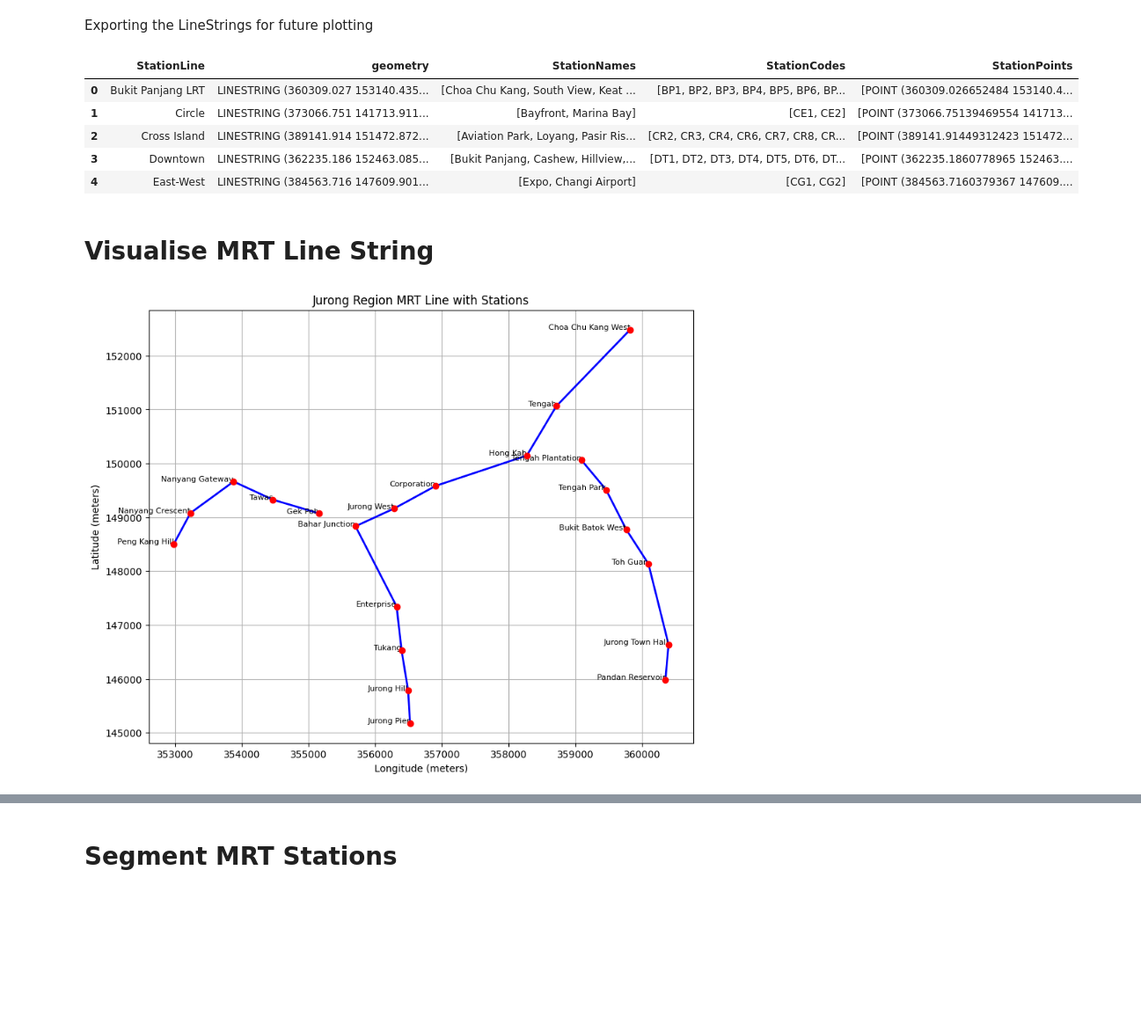
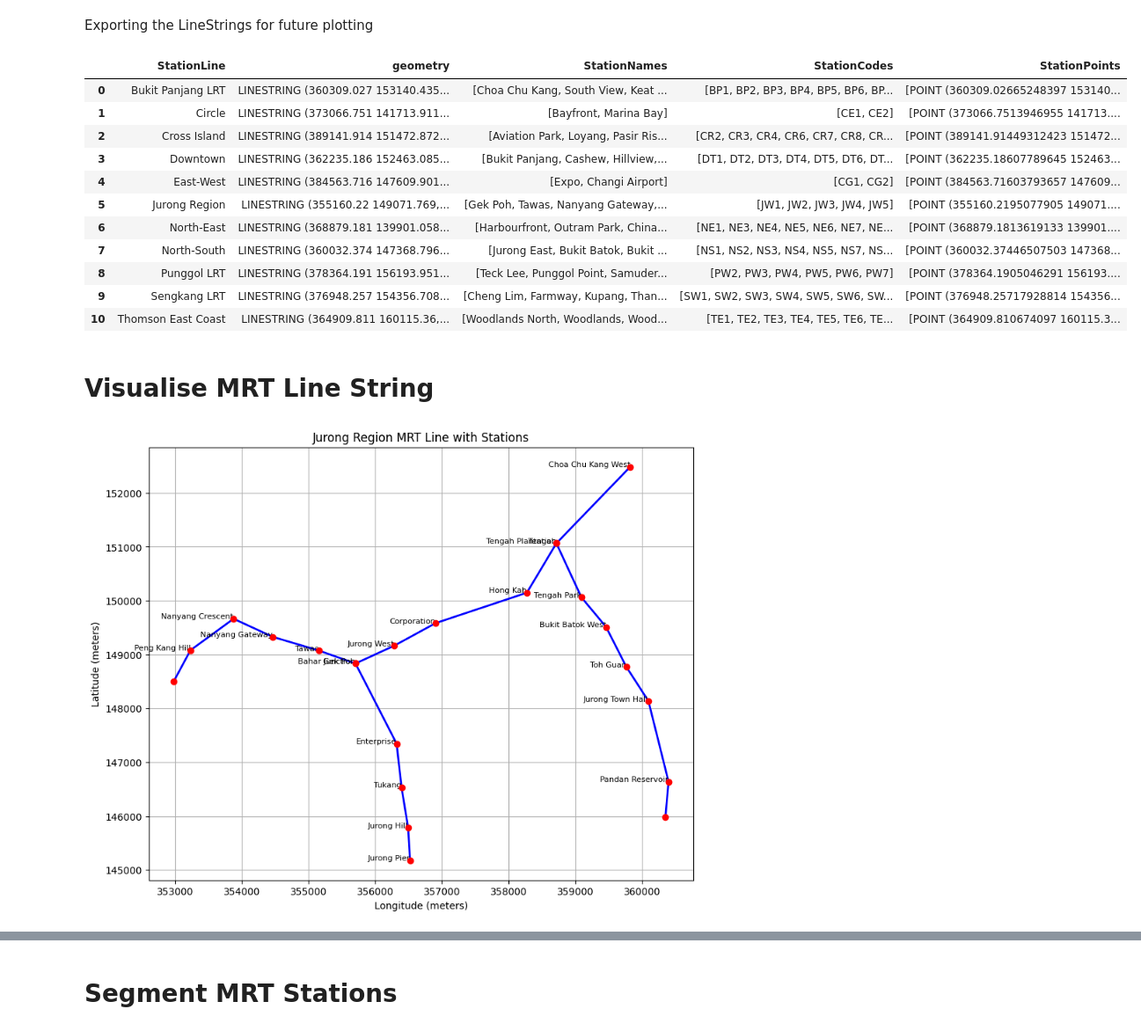
Before and after one commit to ajjajjajjajj/dsa4264-lta-geospatial, a Jupyter notebook: Parallel_Route.ipynb, the cells around one changed output, grey strips where cells are left out. Shown at 88% size. Cells and saved outputs as stored; diff of their text form; code cells hidden in the pictures; blank space fills up the shorter version.

```diff
--- a/Parallel_Route.ipynb
+++ b/Parallel_Route.ipynb
@@ -202,7 +186,6 @@ for line_name, group in station_groups:
     unique_station_symbols = group['StationCodeSymbol'].unique()
 
     for symbol in unique_station_symbols:
-
         symbol_group = group[group['StationCodeSymbol']==symbol]
         sorted_group = symbol_group.sort_values('StationCodeNo')
 
@@ -219,6 +202,18 @@ for line_name, group in station_groups:
         filtered_station_names = []
         filtered_station_codes = []
 
+        if line_name == 'Jurong Region' and symbol == 'JW':
+            filtered_station_points.append(rail_stn[rail_stn['StationCode']=='JS7'].geometry.centroid.tolist()[0])
+
+        elif line_name == 'Jurong Region' and symbol == 'JE':
+            filtered_station_points.append(rail_stn[rail_stn['StationCode']=='JS3'].geometry.centroid.tolist()[0])
+
+        elif line_name == 'Circle' and symbol == 'CE':
+            filtered_station_points.append(rail_stn[rail_stn['StationCode']=='CC4'].geometry.centroid.tolist()[0])
+
+        elif line_name == 'East-West' and symbol == 'CG':
+            filtered_station_points.append(rail_stn[rail_stn['StationCode']=='EW4'].geometry.centroid.tolist()[0])
+
         #Filter out stations with duplicate station codes and None values
         for point, name, code in zip(station_points, station_names, station_codes):
             if code not in unique_station_codes and point is not None:
@@ -229,6 +224,9 @@ for line_name, group in station_groups:
 
                 # Mark this station code as seen
                 unique_station_codes.add(code)
+
+        if symbol == 'CC':
+            filtered_station_points.append(rail_stn[rail_stn['StationCode']=='CE2'].geometry.centroid.tolist()[0])
 
         # NOTE (JJ): The dataset is incomplete, for example, Pasir Ris being CR5 in
         # Cross Island is not there, and there are symbols with only 1 station.
@@ -285,34 +283,40 @@ Exporting the LineStrings for future plotting
 # %%
 linestrings_gdf = gpd.GeoDataFrame()
 
 for line_name, line_data in line_strings_per_station_line.items():
     row = {
         'StationLine': line_name,
     }
     for stn_symbol_data in line_data:
         row['geometry'] = stn_symbol_data['LineString']
         row['StationNames'] = stn_symbol_data['StationNames']
         row['StationCodes'] = stn_symbol_data['StationCodes']
         row['StationPoints'] = stn_symbol_data['StationPoints']
 
     # Create a temporary GeoDataFrame for the current row
     temp_gdf = gpd.GeoDataFrame([row], crs="EPSG:32648")
 
     # Concatenate the temporary GeoDataFrame with the main GeoDataFrame
     linestrings_gdf = pd.concat([linestrings_gdf, temp_gdf], ignore_index=True)
 
 linestrings_gdf = linestrings_gdf.set_geometry('geometry')
 linestrings_gdf = linestrings_gdf.set_crs(epsg=32648)
 
 # Display the first few rows of the GeoDataFrame
-linestrings_gdf.head()
+linestrings_gdf
 # %% [output]
 |  | StationLine | geometry | StationNames | StationCodes | StationPoints |
-| 0 | Bukit Panjang LRT | LINESTRING (360309.027 153140.435... | [Choa Chu Kang, South View, Keat ... | [BP1, BP2, BP3, BP4, BP5, BP6, BP... | [POINT (360309.026652484 153140.4... |
-| 1 | Circle | LINESTRING (373066.751 141713.911... | [Bayfront, Marina Bay] | [CE1, CE2] | [POINT (373066.75139469554 141713... |
+| 0 | Bukit Panjang LRT | LINESTRING (360309.027 153140.435... | [Choa Chu Kang, South View, Keat ... | [BP1, BP2, BP3, BP4, BP5, BP6, BP... | [POINT (360309.02665248397 153140... |
+| 1 | Circle | LINESTRING (373066.751 141713.911... | [Bayfront, Marina Bay] | [CE1, CE2] | [POINT (373066.7513946955 141713.... |
 | 2 | Cross Island | LINESTRING (389141.914 151472.872... | [Aviation Park, Loyang, Pasir Ris... | [CR2, CR3, CR4, CR6, CR7, CR8, CR... | [POINT (389141.91449312423 151472... |
-| 3 | Downtown | LINESTRING (362235.186 152463.085... | [Bukit Panjang, Cashew, Hillview,... | [DT1, DT2, DT3, DT4, DT5, DT6, DT... | [POINT (362235.1860778965 152463.... |
-| 4 | East-West | LINESTRING (384563.716 147609.901... | [Expo, Changi Airport] | [CG1, CG2] | [POINT (384563.7160379367 147609.... |
+| 3 | Downtown | LINESTRING (362235.186 152463.085... | [Bukit Panjang, Cashew, Hillview,... | [DT1, DT2, DT3, DT4, DT5, DT6, DT... | [POINT (362235.18607789645 152463... |
+| 4 | East-West | LINESTRING (384563.716 147609.901... | [Expo, Changi Airport] | [CG1, CG2] | [POINT (384563.71603793657 147609... |
+| 5 | Jurong Region | LINESTRING (355160.22 149071.769,... | [Gek Poh, Tawas, Nanyang Gateway,... | [JW1, JW2, JW3, JW4, JW5] | [POINT (355160.2195077905 149071.... |
+| 6 | North-East | LINESTRING (368879.181 139901.058... | [Harbourfront, Outram Park, China... | [NE1, NE3, NE4, NE5, NE6, NE7, NE... | [POINT (368879.1813619133 139901.... |
+| 7 | North-South | LINESTRING (360032.374 147368.796... | [Jurong East, Bukit Batok, Bukit ... | [NS1, NS2, NS3, NS4, NS5, NS7, NS... | [POINT (360032.37446507503 147368... |
+| 8 | Punggol LRT | LINESTRING (378364.191 156193.951... | [Teck Lee, Punggol Point, Samuder... | [PW2, PW3, PW4, PW5, PW6, PW7] | [POINT (378364.1905046291 156193.... |
+| 9 | Sengkang LRT | LINESTRING (376948.257 154356.708... | [Cheng Lim, Farmway, Kupang, Than... | [SW1, SW2, SW3, SW4, SW5, SW6, SW... | [POINT (376948.25717928814 154356... |
+| 10 | Thomson East Coast | LINESTRING (364909.811 160115.36,... | [Woodlands North, Woodlands, Wood... | [TE1, TE2, TE3, TE4, TE5, TE6, TE... | [POINT (364909.810674097 160115.3... |
 # %%
 # export to geojson
 linestrings_gdf.to_file("data/cleaned/RailLineStrings.geojson", driver='GeoJSON')
@@ -396,7 +400,7 @@ if target_line in line_strings_per_station_line:
 else:
     print(f"No data available for MRT Line: {target_line}")
 # %% [output]
-[figure, old version]
+[figure, new version]
 # %%
 ## Create Linestring for MRT without station info
 mrt_linestrings_only = {}
```
Also changed, not shown: parts of 6 cells of this notebook.
